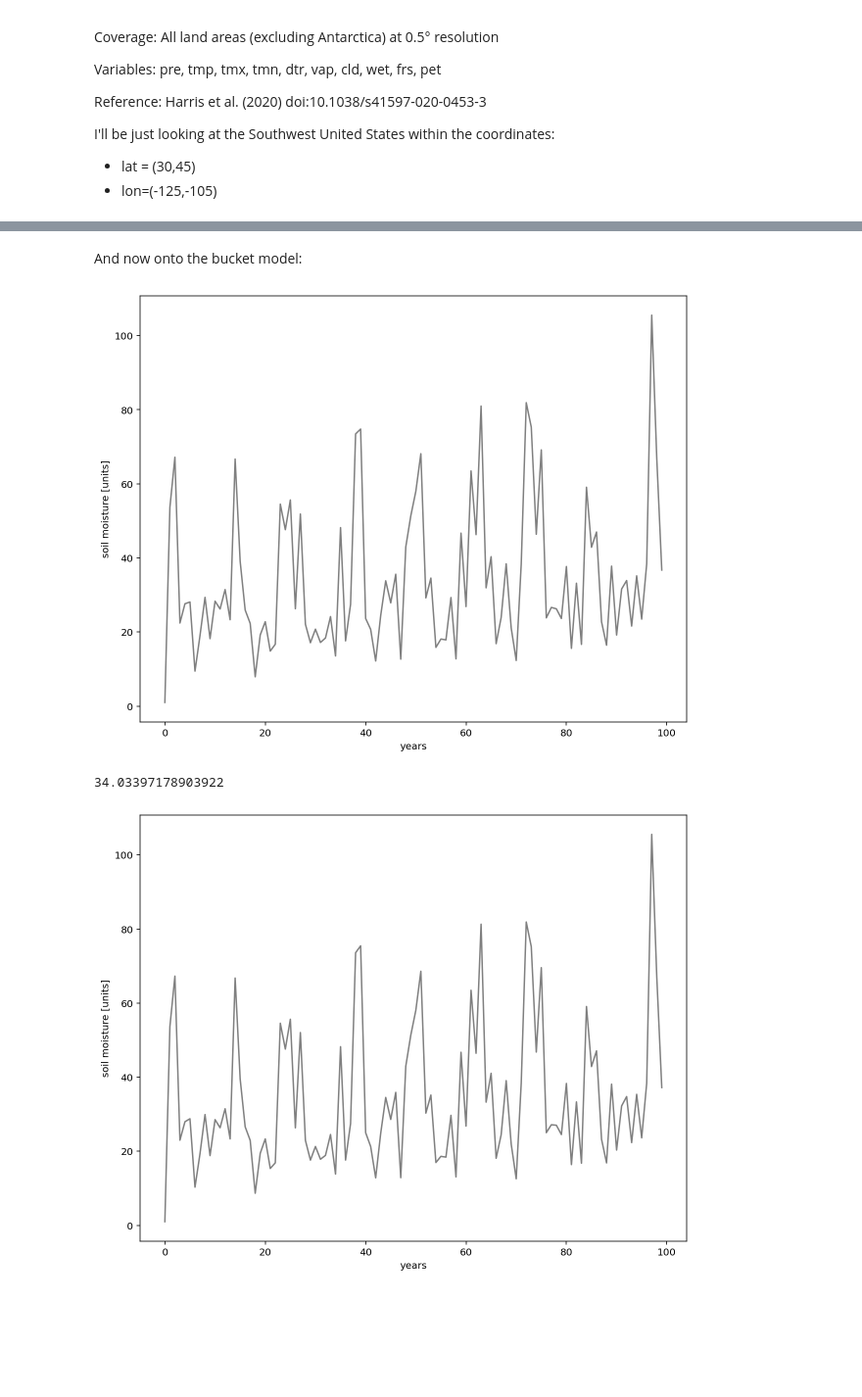
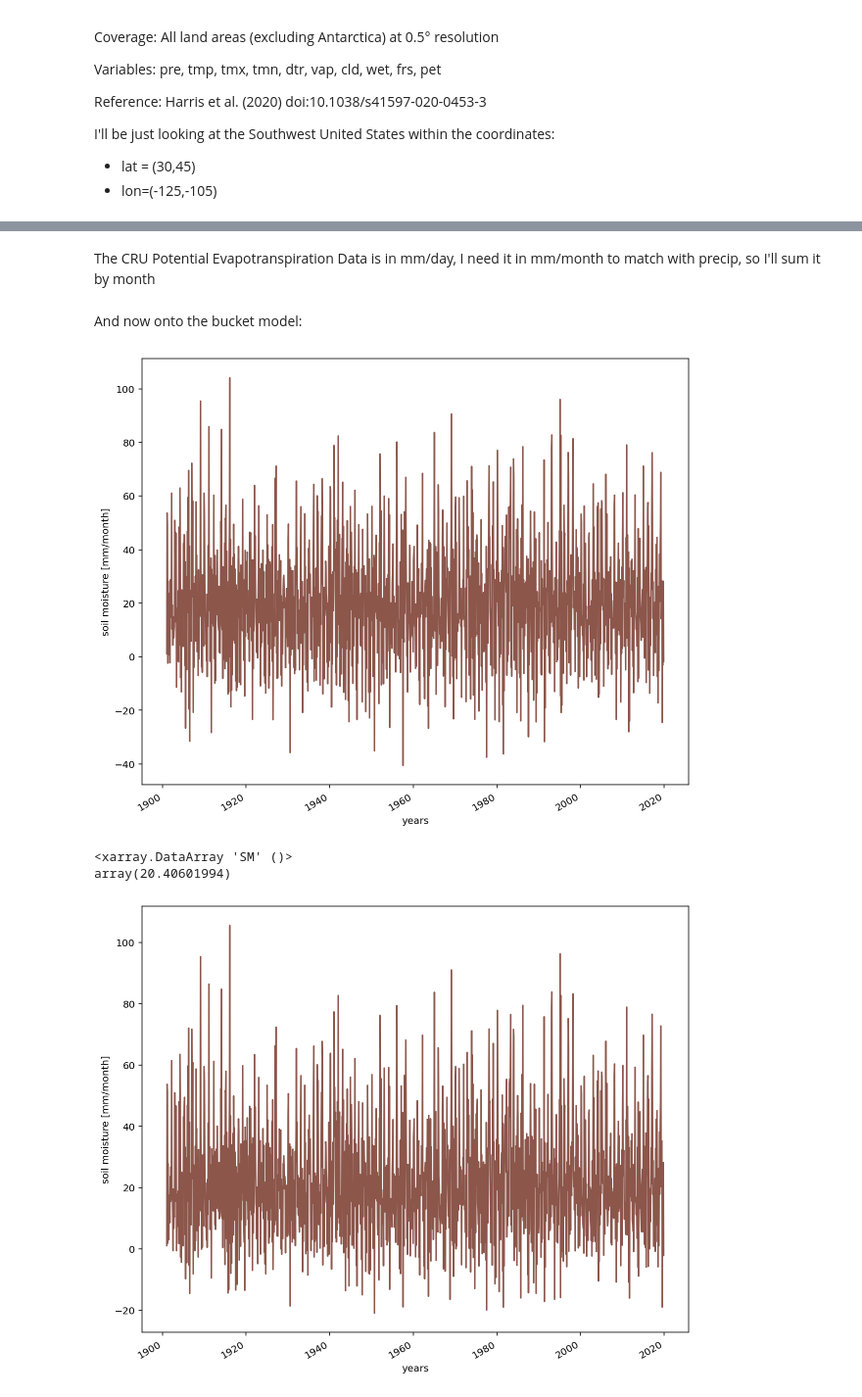
Before and after one commit to zentouro/soil-moisture-model, a Jupyter notebook: Final-Project-Working-Code.ipynb, the cells around one changed output, grey strips where cells are left out. Shown at 98% size. Drawn from its saved outputs; the diff is of its cells as text; code cells hidden in the pictures; blank space fills up the shorter version.

Commit message:
Add xarray functionality

```diff
--- a/Final-Project-Working-Code.ipynb
+++ b/Final-Project-Working-Code.ipynb
@@ -178,0 +177,2 @@ plt.show()
+# %% [markdown]
+The CRU Potential Evapotranspiration Data is in mm/day, I need it in mm/month to match with precip, so I'll sum it by month
@@ -302,15 +312,16 @@ class bucket:
 # %%
 model = bucket()
 # %%
-soil_moisture, time = model.bucket_integration(CRUpet = True, time_end = 100)
+soil_moisture = model.bucket_integration(CRUpet = True)
 # %% [output]
-[figure, old version]
+[figure, new version]
 # %%
-soil_moisture.mean()
+soil_moisture.SM.mean()
 # %% [output]
-34.03397178903922
+<xarray.DataArray 'SM' ()>
+array(20.40601994)
 # %%
-soil_moisture, time = model.bucket_integration(CRUpet = False, time_end = 100)
+soil_moisture = model.bucket_integration(CRUpet = False)
 # %% [output]
-[figure, old version]
+[figure, new version]
 # %%
```
Also changed, not shown: parts of 14 cells of this notebook.
